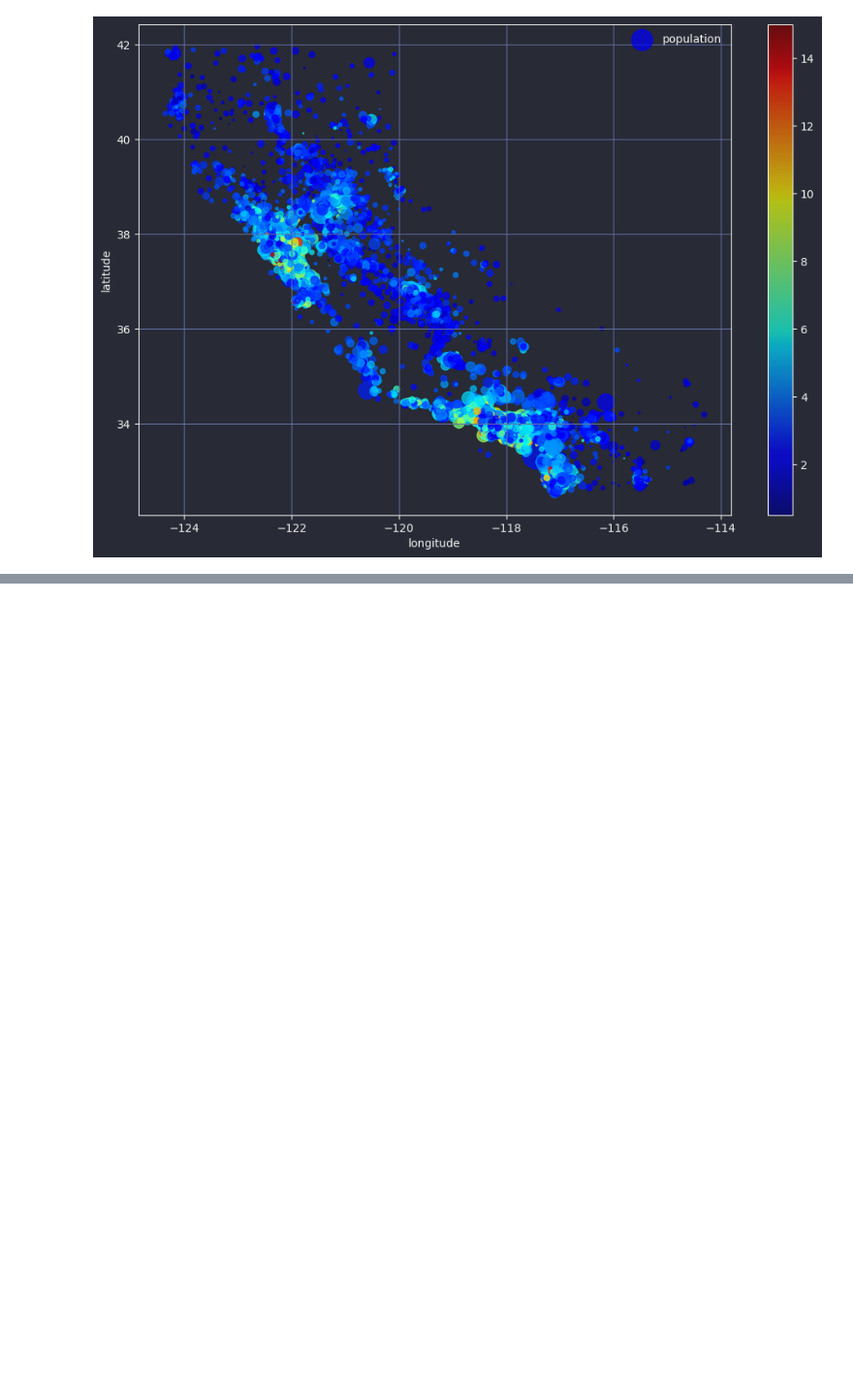
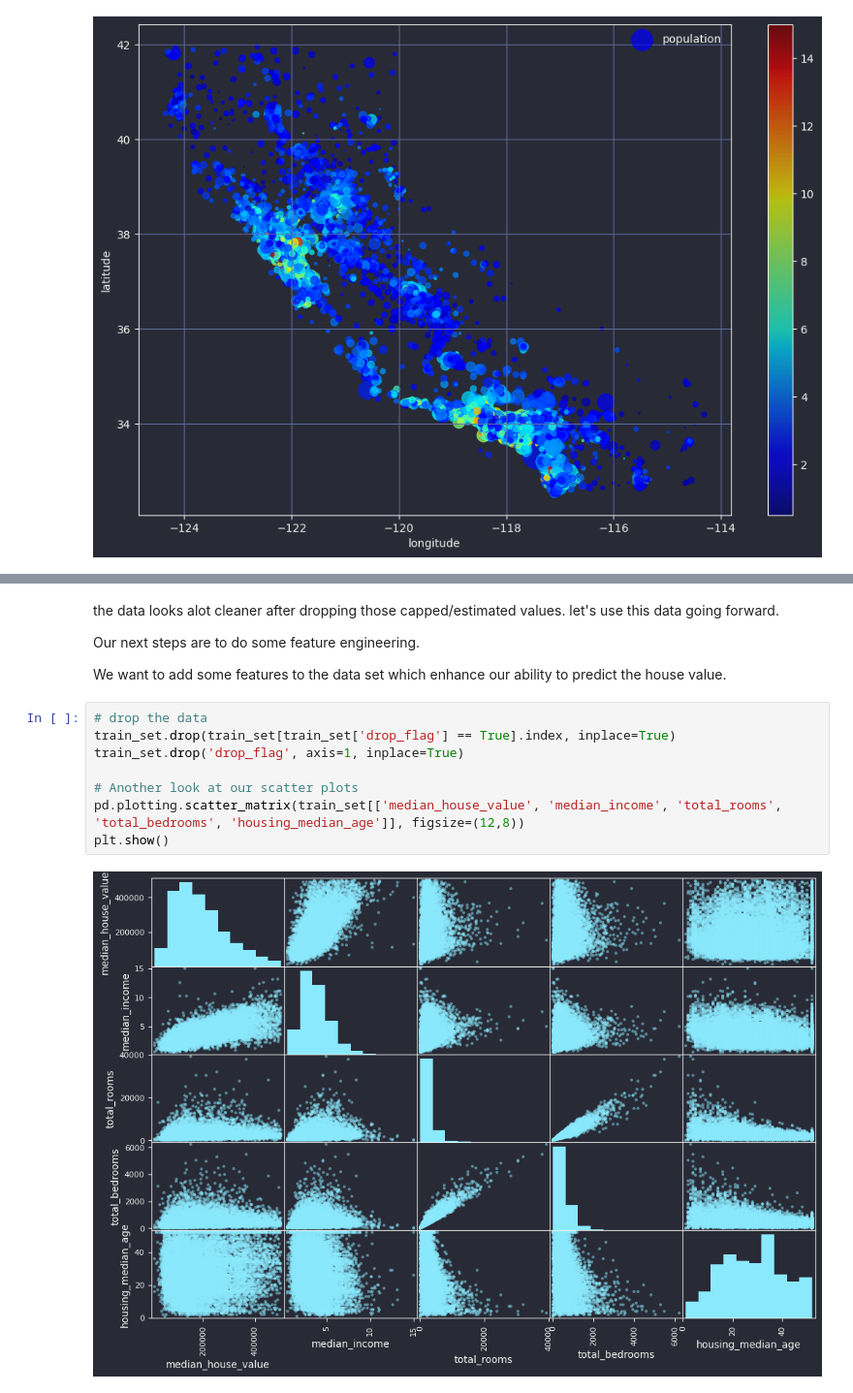
Before and after one commit to NickMarini/data-science, a Jupyter notebook: notebooks/california_housing.ipynb, the cells around one changed output, grey strips where cells are left out. Shown at 97% size. Drawn from its saved outputs; the diff is of its cells as text; blank space fills up the shorter version.

```diff
--- a/notebooks/california_housing.ipynb
+++ b/notebooks/california_housing.ipynb
@@ -154,0 +272,16 @@ plt.show()
+# %% [markdown]
+the data looks alot cleaner after dropping those capped/estimated values. let's use this data going forward.
+
+Our next steps are to do some feature engineering.
+
+We want to add some features to the data set which enhance our ability to predict the house value.
+# %%
+# drop the data
+train_set.drop(train_set[train_set['drop_flag'] == True].index, inplace=True)
+train_set.drop('drop_flag', axis=1, inplace=True)
+
+# Another look at our scatter plots
+pd.plotting.scatter_matrix(train_set[['median_house_value', 'median_income', 'total_rooms', 'total_bedrooms', 'housing_median_age']], figsize=(12,8))
+plt.show()
+# %% [output]
+[figure, added]
```
Also changed, not shown: parts of 30 cells of this notebook.
